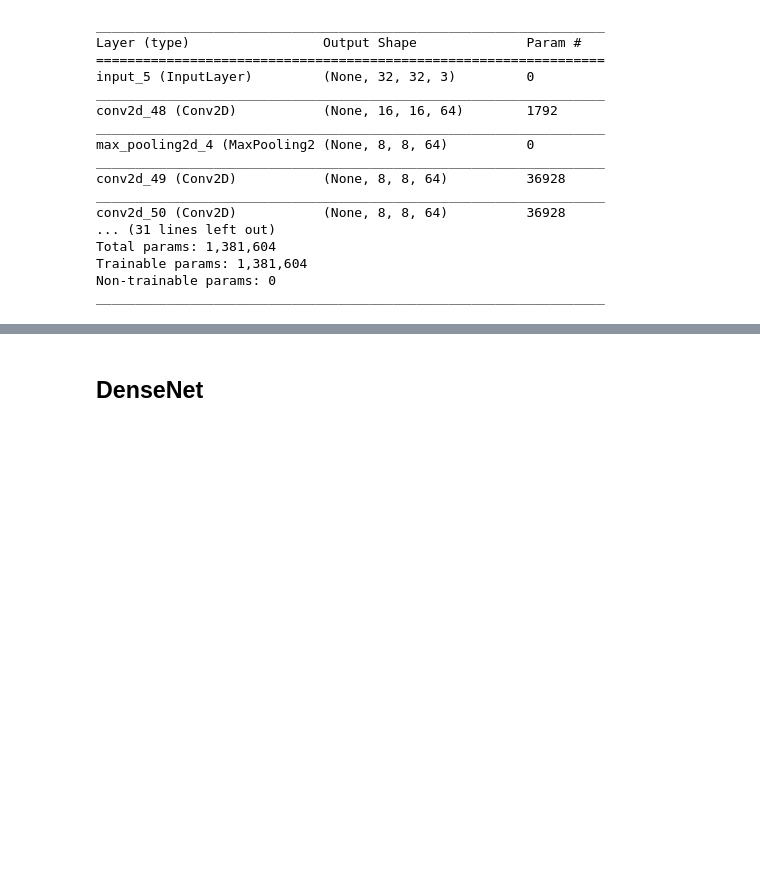
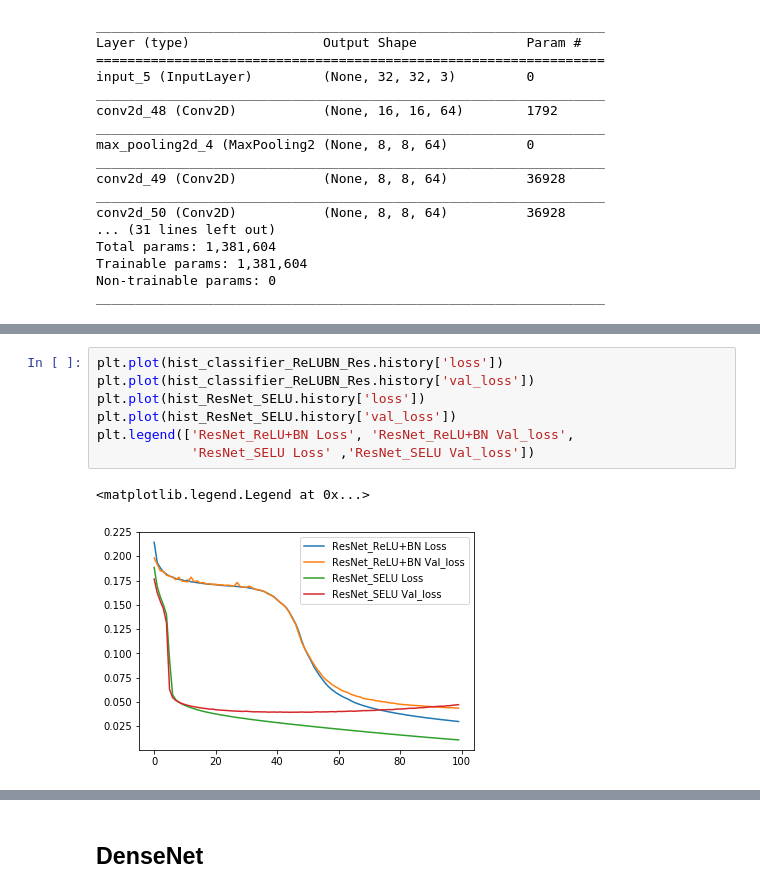
Before and after one commit to IShengFang/ResNet-DenseNet-Notebook, a Jupyter notebook: ResNet&DenseNet.ipynb, the cells around one changed output, grey strips where cells are left out. Cells and saved outputs as stored; diff of their text form; blank space fills up the shorter version.

```diff
--- a/ResNet&DenseNet.ipynb
+++ b/ResNet&DenseNet.ipynb
@@ -499,0 +541,10 @@ plt.plot(hist_NoResNet_SELU.history['val_acc'])
+# %%
+plt.plot(hist_classifier_ReLUBN_Res.history['loss'])
+plt.plot(hist_classifier_ReLUBN_Res.history['val_loss'])
+plt.plot(hist_ResNet_SELU.history['loss'])
+plt.plot(hist_ResNet_SELU.history['val_loss'])
+plt.legend(['ResNet_ReLU+BN Loss', 'ResNet_ReLU+BN Val_loss',
+            'ResNet_SELU Loss' ,'ResNet_SELU Val_loss'])
+# %% [output]
+<matplotlib.legend.Legend at 0x...>
+[figure, added]
```
Also changed, not shown: parts of 25 cells of this notebook, 8 other files.
